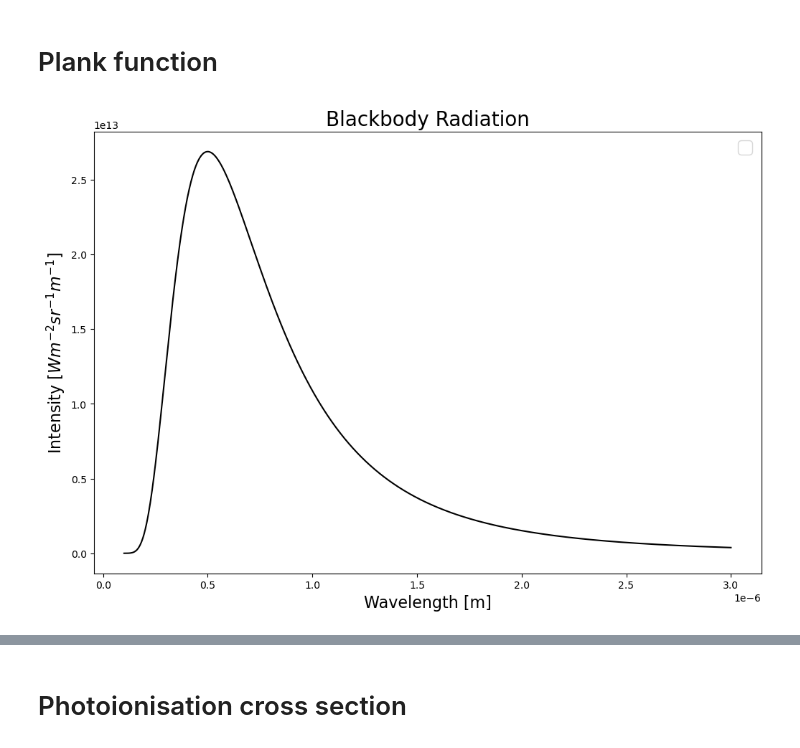
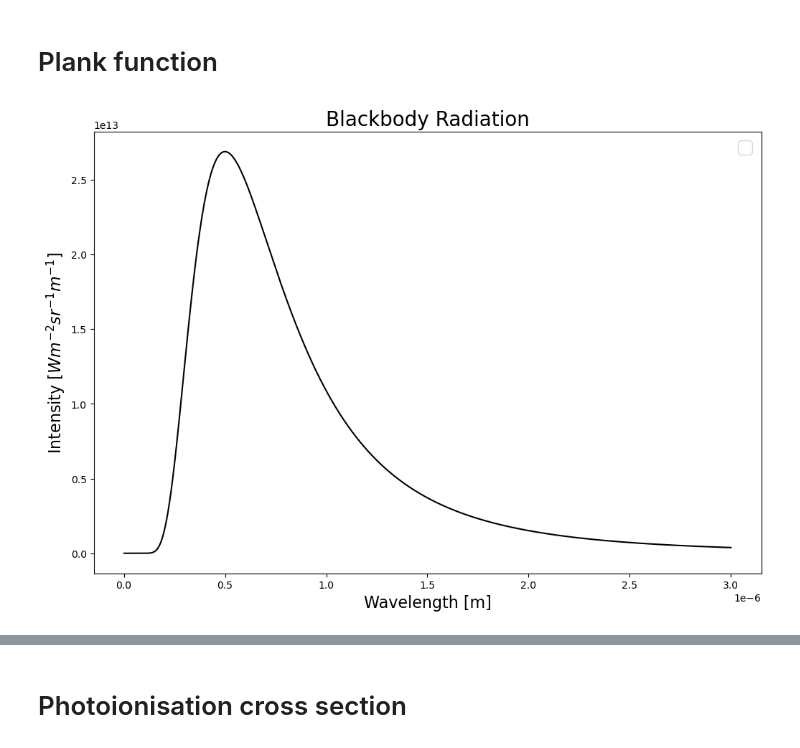
Before and after one commit to shih-jim/escape, a Jupyter notebook: energy_conservation.ipynb, the cells around one changed output, grey strips where cells are left out. Saved outputs shown, nothing was run; the diff lists cells and outputs as text; code cells hidden in the pictures.

```diff
--- a/energy_conservation.ipynb
+++ b/energy_conservation.ipynb
@@ -157,19 +158,19 @@ def planck_function(T,wavelength):
 
     return planck_function
 # %%
-lambda_range = np.linspace(100e-9, 3000e-9,1000)
+lambda_range = np.linspace(1e-9, 3000e-9,3000)
 T_star = 5800
 BB_lambda = planck_function(T_star, lambda_range)
 
 plt.figure(figsize=(12, 8))
 plt.plot(lambda_range, BB_lambda, color='black')
 plt.title('Blackbody Radiation', fontsize=20)
 plt.xlabel(r'Wavelength [m]', fontsize=16)
 plt.ylabel(r'Intensity [$W m^{-2} sr^{-1} m^{-1}$]', fontsize=16)
 plt.legend(fontsize=18)
 plt.show()
 # %% [output]
-[figure, old version]
+[figure, new version]
 # %%
 def BB_flux(temperature, wavelength,r_star, distance):
     """
```
Also changed, not shown: parts of 13 cells of this notebook, 2 other files.
